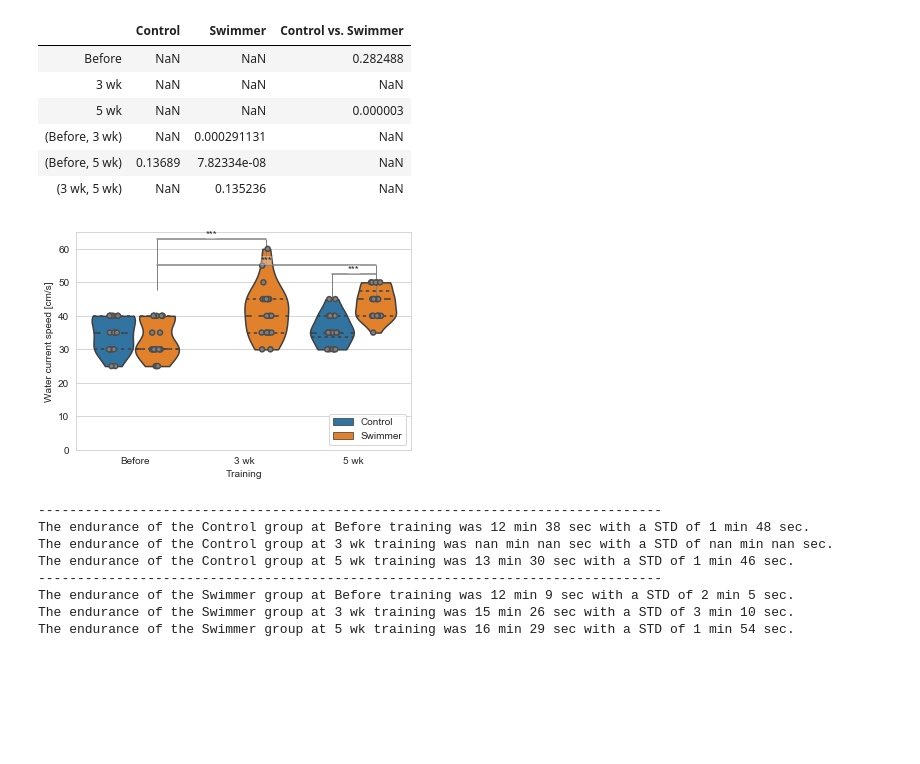
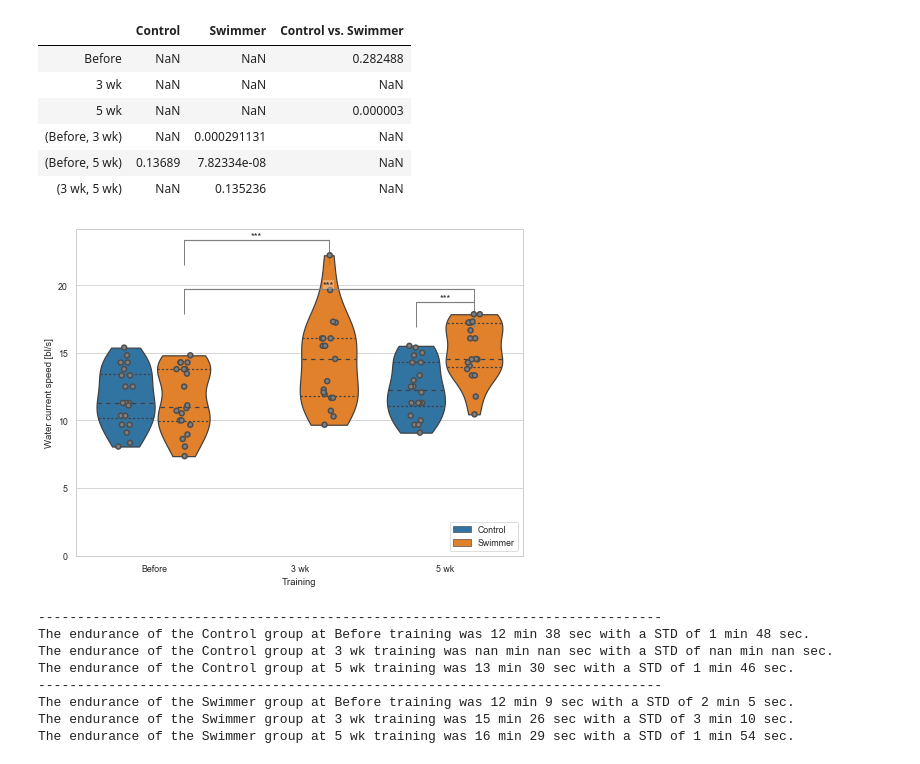
Before and after one commit to habi/Zebra-Fish-Gills, a Jupyter notebook: Gills-Analysis.ipynb, the cells around one changed output. Drawn from its saved outputs; the diff is of its cells as text; code cells hidden in the pictures; blank space fills up the shorter version.

```diff
--- a/Gills-Analysis.ipynb
+++ b/Gills-Analysis.ipynb
@@ -719 +745,4 @@ for i in Speed:
+# %%
+# Merge the lengths into the speed data, so we can finally calculate bl/s
+Speed = pandas.merge(Morphology_redux, Speed)
 # %%
@@ -1778,9 +1868,9 @@ p_values_training['Control vs. Swimmer'] = numpy.nan
 for training in Speed.Training.unique():
     print(80 * '-')
     t_statistic, p_value = scipy.stats.ttest_ind(Speed[(Speed.Training == training)
-                                                       & (Speed.Experiment == 'Control')].WaterSpeed.dropna(),
+                                                       & (Speed.Experiment == 'Control')]['WaterSpeed'].dropna(),
                                                  Speed[(Speed.Training == training)
-                                                       & (Speed.Experiment == 'Swimmer')].WaterSpeed.dropna(),
+                                                       & (Speed.Experiment == 'Swimmer')]['WaterSpeed'].dropna(),
                                                  equal_var=True)
     # Two-sided test done, but we want one-sided test --> p_value / 2 (only because we tested it above)
     p_values_training['Control vs. Swimmer'][training] = p_value / 2
@@ -1804,9 +1894,9 @@ for experiment in Speed.Experiment.unique():
     for trainings in itertools.combinations(Speed.Training.unique(), 2):
         print(80 * '-')
         t_statistic, p_value = scipy.stats.ttest_ind(Speed[(Speed.Training == trainings[0])
-                                                           & (Speed.Experiment == experiment)].WaterSpeed.dropna(),
+                                                           & (Speed.Experiment == experiment)]['WaterSpeed'].dropna(),
                                                      Speed[(Speed.Training == trainings[1])
-                                                           & (Speed.Experiment == experiment)].WaterSpeed.dropna(),
+                                                           & (Speed.Experiment == experiment)]['WaterSpeed'].dropna(),
                                                      equal_var=True)
         # Two-sided test done, but we want one-sided test --> p_value / 2 (only because we tested it above)
         p_values_training[experiment][trainings] = p_value / 2
@@ -1835,21 +1925,3 @@ F value of -6.4 and a p value of 7.8e-08 (***).
 --------------------------------------------------------------------------------
 For the Swimmer group, the data between '3 wk' and '5 wk' has an
 F value of -1.1 and a p value of 0.14 (n.s.).
-# %%
-# Are the durations between trainings different?
-for experiment in Speed.Experiment.unique():
-    for trainings in itertools.combinations(Speed.Training.unique(), 2):
-        print(80 * '-')
-        t_statistic, p_value = scipy.stats.ttest_ind(Speed[(Speed.Training == trainings[0])
-                                                           & (Speed.Experiment == experiment)].WaterSpeed.dropna(),
-                                                     Speed[(Speed.Training == trainings[1])
-                                                           & (Speed.Experiment == experiment)].WaterSpeed.dropna(),
-                                                     equal_var=True)
-        # Two-sided test done, but we want one-sided test --> p_value / 2 (only because we tested it above)
-        p_values_training[experiment][trainings] = p_value / 2
-        print("For the %s group, the data between '%s' and '%s' has an" % (experiment,
-                                                                           trainings[0],
-                                                                           trainings[1]))
-        print('F value of %0.4s and a p value of %.2g. (%s)' % (t_statistic,
-                                                                p_values_training[experiment][trainings],
-                                                                significance(p_values_training[experiment][trainings])))
@@ -1887,13 +1940,13 @@ p_values_training
 import matplotlib.dates as mdates
 seaborn.violinplot(data=Speed,
                    hue='Experiment',
-                   y='WaterSpeed',
+                   y='BodylengthSpeed',
                    x='Training',
                    cut=0,
                    inner='quartiles')
 seaborn.stripplot(data=Speed,
                   hue='Experiment',
-                  y='WaterSpeed',
+                  y='BodylengthSpeed',
                   x='Training',
                   jitter=True,
                   dodge=True,
@@ -1901,40 +1954,40 @@ seaborn.stripplot(data=Speed,
                   linewidth=1.5,
                   palette=['gray', 'gray'])
 legend = True
 if legend:
     handles, labels = plt.gca().get_legend_handles_labels()
     plt.legend(handles[:len(handles) // 2],
                labels[:len(labels) // 2],
                loc='lower right')
 else:
     plt.legend().set_visible(False)
-plt.ylabel('Water current speed [cm/s]')
+plt.ylabel('Water current speed [bl/s]')
 significance_bar(0 + 0.2,
                  1 + 0.2,
                  numpy.maximum(Speed[(Speed.Experiment == 'Swimmer')
-                                     & (Speed.Training == 'Before')].WaterSpeed.max(),
+                                     & (Speed.Training == 'Before')]['BodylengthSpeed'].max(),
                                Speed[(Speed.Experiment == 'Swimmer')
-                                     & (Speed.Training == '3 wk')].WaterSpeed.max()),
+                                     & (Speed.Training == '3 wk')]['BodylengthSpeed'].max()),
                  p_values_training['Swimmer'][-3])
 significance_bar(2 - 0.2,
                  2 + 0.2,
-                 Speed[(Speed.Training == '5 wk')].WaterSpeed.max(),
+                 Speed[(Speed.Training == '5 wk')].BodylengthSpeed.max(),
                  p_values_training['Control vs. Swimmer']['5 wk'])
 significance_bar(0 + 0.2,
                  2 + 0.2,
                  1.05 * numpy.maximum(Speed[(Speed.Experiment == 'Swimmer')
-                                            & (Speed.Training == 'Before')].WaterSpeed.max(),
+                                            & (Speed.Training == 'Before')]['BodylengthSpeed'].max(),
                                       Speed[(Speed.Experiment == 'Swimmer')
-                                            & (Speed.Training == '5 wk')].WaterSpeed.max()),
+                                            & (Speed.Training == '5 wk')]['BodylengthSpeed'].max()),
                  p_values_training['Swimmer'][-2])
 if zerotheplots:
     plt.ylim(ymin=0)
 plt.savefig(os.path.join(OutPutDir,
                          'Endurance.png'),
             bbox_inches='tight')
 plt.show()
 # %% [output]
-[figure, old version]
+[figure, new version]
 # %%
 # Data as prose
 for experiment in Speed.Experiment.unique():
```
Also changed, not shown: parts of 29 cells of this notebook.
